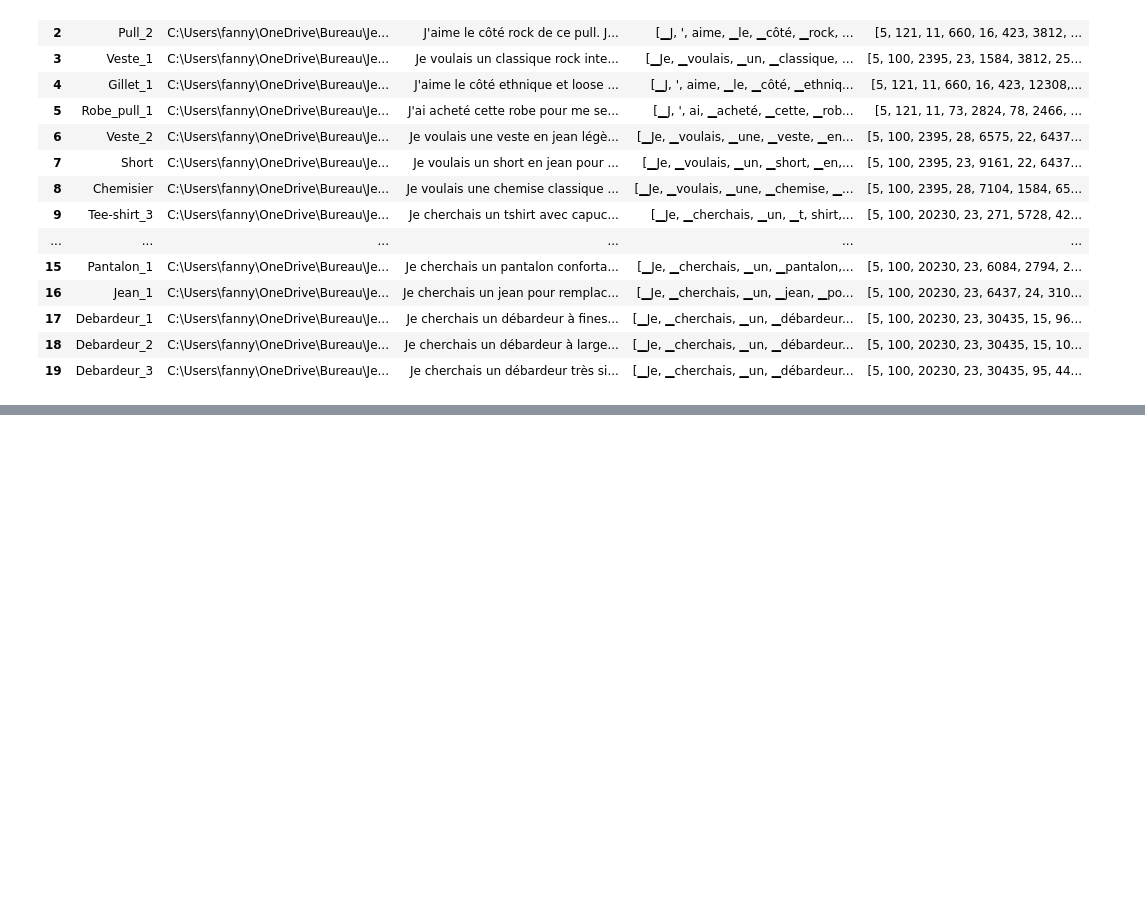
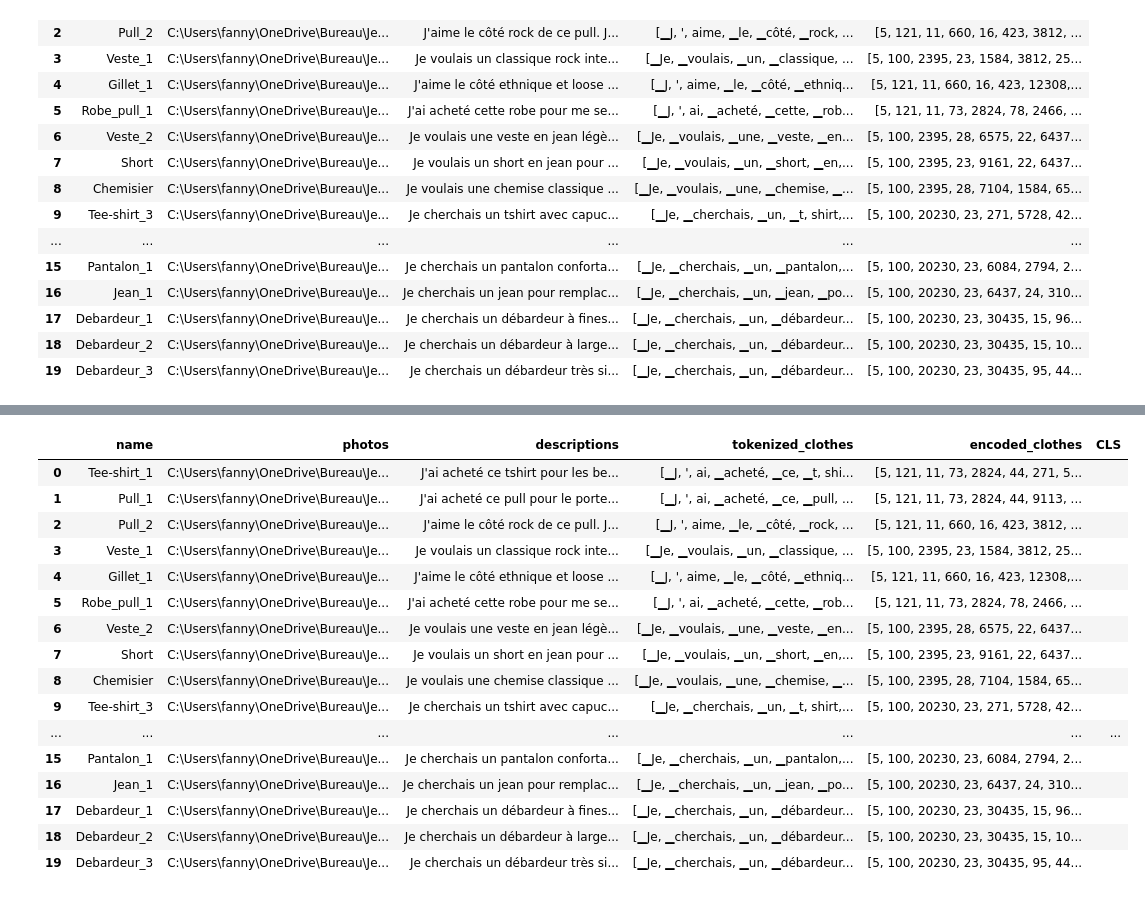
Before and after one commit to Jedha-s-project/Clothes_recommendation, a Jupyter notebook: camembert.ipynb, the cells around one changed output, grey strips where cells are left out. Drawn from its saved outputs; the diff is of its cells as text; code cells hidden in the pictures; blank space fills up the shorter version.

```diff
--- a/camembert.ipynb
+++ b/camembert.ipynb
@@ -262,0 +151,21 @@ df_clothes
+# %%
+df_clothes["CLS"] =""
+df_clothes
+# %% [output]
+|  | name | photos | descriptions | tokenized_clothes | encoded_clothes | CLS |
+| 0 | Tee-shirt_1 | C:\Users\fanny\OneDrive\Bureau\Je... | J'ai acheté ce tshirt pour les be... | [▁J, ', ai, ▁acheté, ▁ce, ▁t, shi... | [5, 121, 11, 73, 2824, 44, 271, 5... |  |
+| 1 | Pull_1 | C:\Users\fanny\OneDrive\Bureau\Je... | J'ai acheté ce pull pour le porte... | [▁J, ', ai, ▁acheté, ▁ce, ▁pull, ... | [5, 121, 11, 73, 2824, 44, 9113, ... |  |
+| 2 | Pull_2 | C:\Users\fanny\OneDrive\Bureau\Je... | J'aime le côté rock de ce pull. J... | [▁J, ', aime, ▁le, ▁côté, ▁rock, ... | [5, 121, 11, 660, 16, 423, 3812, ... |  |
+| 3 | Veste_1 | C:\Users\fanny\OneDrive\Bureau\Je... | Je voulais un classique rock inte... | [▁Je, ▁voulais, ▁un, ▁classique, ... | [5, 100, 2395, 23, 1584, 3812, 25... |  |
+| 4 | Gillet_1 | C:\Users\fanny\OneDrive\Bureau\Je... | J'aime le côté ethnique et loose ... | [▁J, ', aime, ▁le, ▁côté, ▁ethniq... | [5, 121, 11, 660, 16, 423, 12308,... |  |
+| 5 | Robe_pull_1 | C:\Users\fanny\OneDrive\Bureau\Je... | J'ai acheté cette robe pour me se... | [▁J, ', ai, ▁acheté, ▁cette, ▁rob... | [5, 121, 11, 73, 2824, 78, 2466, ... |  |
+| 6 | Veste_2 | C:\Users\fanny\OneDrive\Bureau\Je... | Je voulais une veste en jean légè... | [▁Je, ▁voulais, ▁une, ▁veste, ▁en... | [5, 100, 2395, 28, 6575, 22, 6437... |  |
+| 7 | Short | C:\Users\fanny\OneDrive\Bureau\Je... | Je voulais un short en jean pour ... | [▁Je, ▁voulais, ▁un, ▁short, ▁en,... | [5, 100, 2395, 23, 9161, 22, 6437... |  |
+| 8 | Chemisier | C:\Users\fanny\OneDrive\Bureau\Je... | Je voulais une chemise classique ... | [▁Je, ▁voulais, ▁une, ▁chemise, ▁... | [5, 100, 2395, 28, 7104, 1584, 65... |  |
+| 9 | Tee-shirt_3 | C:\Users\fanny\OneDrive\Bureau\Je... | Je cherchais un tshirt avec capuc... | [▁Je, ▁cherchais, ▁un, ▁t, shirt,... | [5, 100, 20230, 23, 271, 5728, 42... |  |
+| ... | ... | ... | ... | ... | ... | ... |
+| 15 | Pantalon_1 | C:\Users\fanny\OneDrive\Bureau\Je... | Je cherchais un pantalon conforta... | [▁Je, ▁cherchais, ▁un, ▁pantalon,... | [5, 100, 20230, 23, 6084, 2794, 2... |  |
+| 16 | Jean_1 | C:\Users\fanny\OneDrive\Bureau\Je... | Je cherchais un jean pour remplac... | [▁Je, ▁cherchais, ▁un, ▁jean, ▁po... | [5, 100, 20230, 23, 6437, 24, 310... |  |
+| 17 | Debardeur_1 | C:\Users\fanny\OneDrive\Bureau\Je... | Je cherchais un débardeur à fines... | [▁Je, ▁cherchais, ▁un, ▁débardeur... | [5, 100, 20230, 23, 30435, 15, 96... |  |
+| 18 | Debardeur_2 | C:\Users\fanny\OneDrive\Bureau\Je... | Je cherchais un débardeur à large... | [▁Je, ▁cherchais, ▁un, ▁débardeur... | [5, 100, 20230, 23, 30435, 15, 10... |  |
+| 19 | Debardeur_3 | C:\Users\fanny\OneDrive\Bureau\Je... | Je cherchais un débardeur très si... | [▁Je, ▁cherchais, ▁un, ▁débardeur... | [5, 100, 20230, 23, 30435, 95, 44... |  |
```
Also changed, not shown: parts of 21 cells of this notebook, 14 other files.
